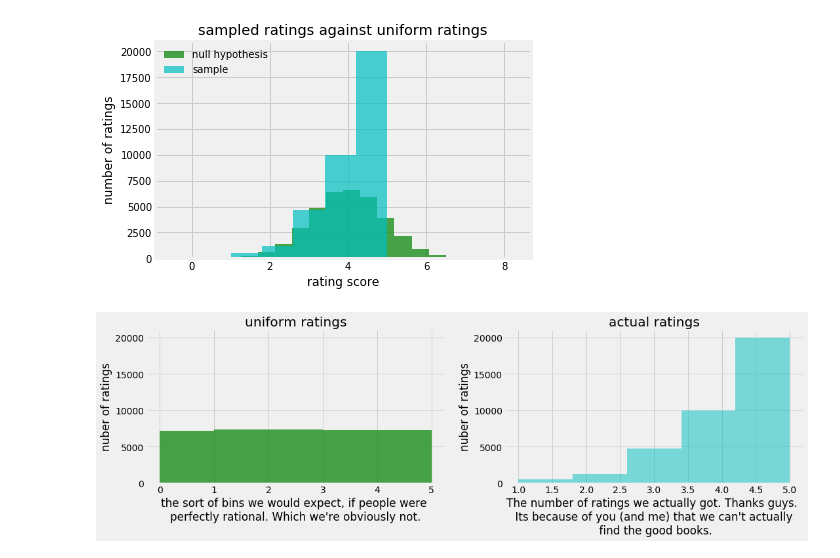
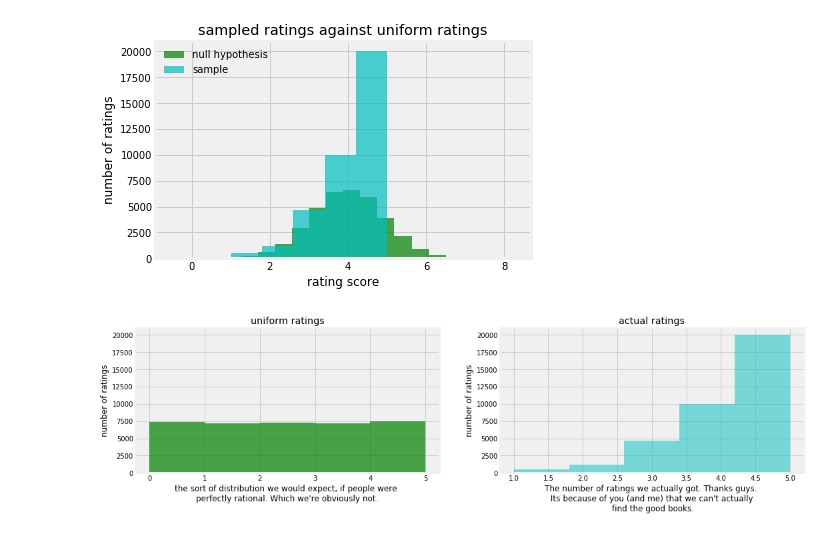
Before and after one commit to RnScully/Books, a Jupyter notebook: Pandas Hypothesis Testing and Graphers.ipynb, the cells around one changed output. Saved outputs shown, nothing was run; the diff lists cells and outputs as text; code cells hidden in the pictures.

```diff
--- a/Pandas Hypothesis Testing and Graphers.ipynb
+++ b/Pandas Hypothesis Testing and Graphers.ipynb
@@ -189,27 +189,27 @@ fig.savefig('img/hypothesis_graph', dpi = 300, bbox_inches = 'tight', transparen
 # %%
 # graph the sample and the hypothesis(a uniform distribution of the same size as the sample)
 uniform_hyp = stats.uniform.rvs(loc=0, scale=5, size=len(sample), random_state=None)
 fig, ax = plt.subplots(1,2, figsize=(16,4))
 
 ax[0].hist(uniform_hyp, color = 'g', bins = 5, alpha = .7, label = 'null hypothesis')
 ax[0].hist(sample, color = 'c', bins = 5, alpha = .0, label ='sample')
 
 
 ax[0].set_title('uniform ratings')
-ax[0].set_ylabel('nuber of ratings')
-ax[0].set_xlabel("the sort of bins we would expect, if people were \nperfectly rational. Which we're obviously not.")
+ax[0].set_ylabel('number of ratings')
+ax[0].set_xlabel("the sort of distribution we would expect, if people were \nperfectly rational. Which we're obviously not.")
 
 ax[1].hist(sample, color = 'c', bins = 5, alpha = .5, label ='sample')
 
 
 ax[1].set_title('actual ratings')
-ax[1].set_ylabel('nuber of ratings')
+ax[1].set_ylabel('number of ratings')
 ax[1].set_xlabel("The number of ratings we actually got. Thanks guys. \n Its because of you (and me) that we can't actually \n find the good books.")
 
 #ax.legend(loc='upper left', frameon = False)
 #fig.xlabel('number of ratings')
 plt.show()
 
 #fig.savefig('img/Thanks_guys', dpi = 300, bbox_inches = 'tight', transparent = True)
 # %% [output]
-[figure, old version]
+[figure, new version]
```
Also changed, not shown: parts of 1 cell of this notebook, 5 other files.
